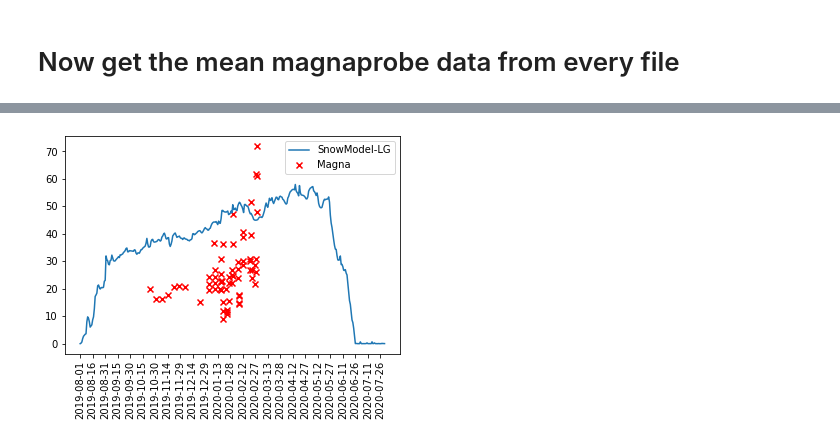
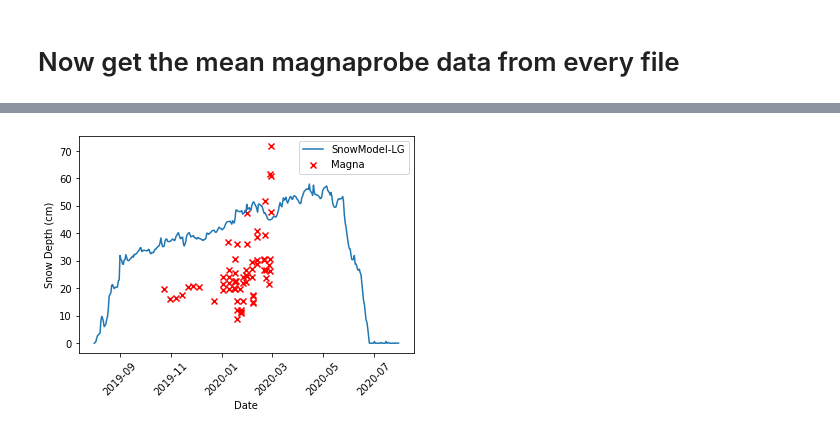
Before and after one commit to robbiemallett/SnowModel_nearest_Polarstern, a Jupyter notebook: compare_SM_to_magna.ipynb, the cells around one changed output, grey strips where cells are left out. Saved outputs shown, nothing was run; the diff lists cells and outputs as text; code cells hidden in the pictures.

```diff
--- a/compare_SM_to_magna.ipynb
+++ b/compare_SM_to_magna.ipynb
@@ -169,13 +181,15 @@ failed /home/robbie/Dropbox/find_mosaic_parcel/raw_data/magnaprobe/PS122-3_29-73
 # %%
 
 plt.scatter(magna_dates, magna_depths,color='r',marker='x',label='Magna')
 
 plt.plot(sm_dates, SM_df['Depth']*100, label='SnowModel-LG')
 
-plt.xticks(sm_dates[::15],rotation=90)
+plt.ylabel('Snow Depth (cm)')
+plt.xlabel('Date')
+plt.xticks(rotation=45)
 
 plt.legend()
 
 plt.show()
 # %% [output]
-[figure, old version]
+[figure, new version]
```
Also changed, not shown: parts of 4 cells of this notebook.
